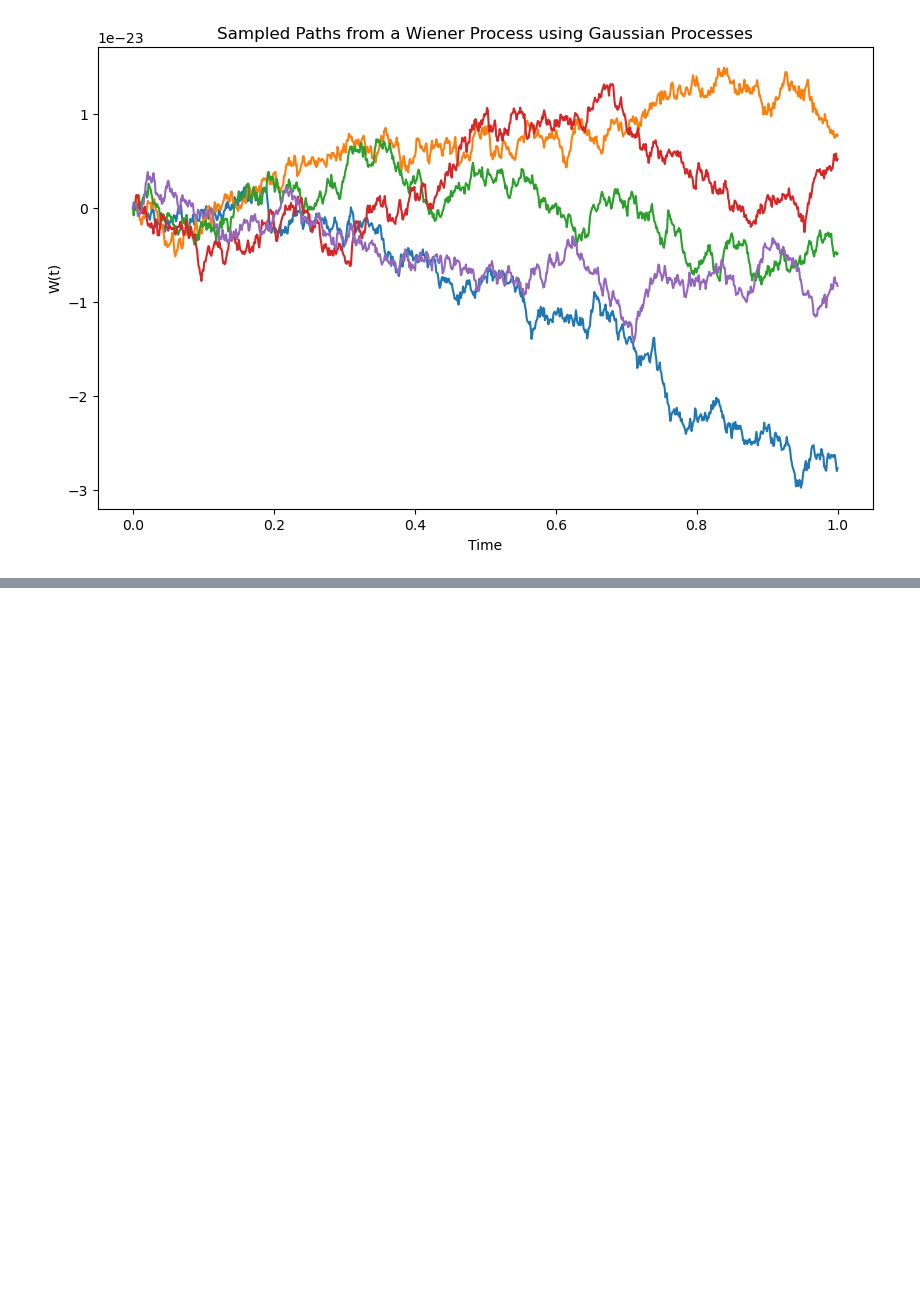
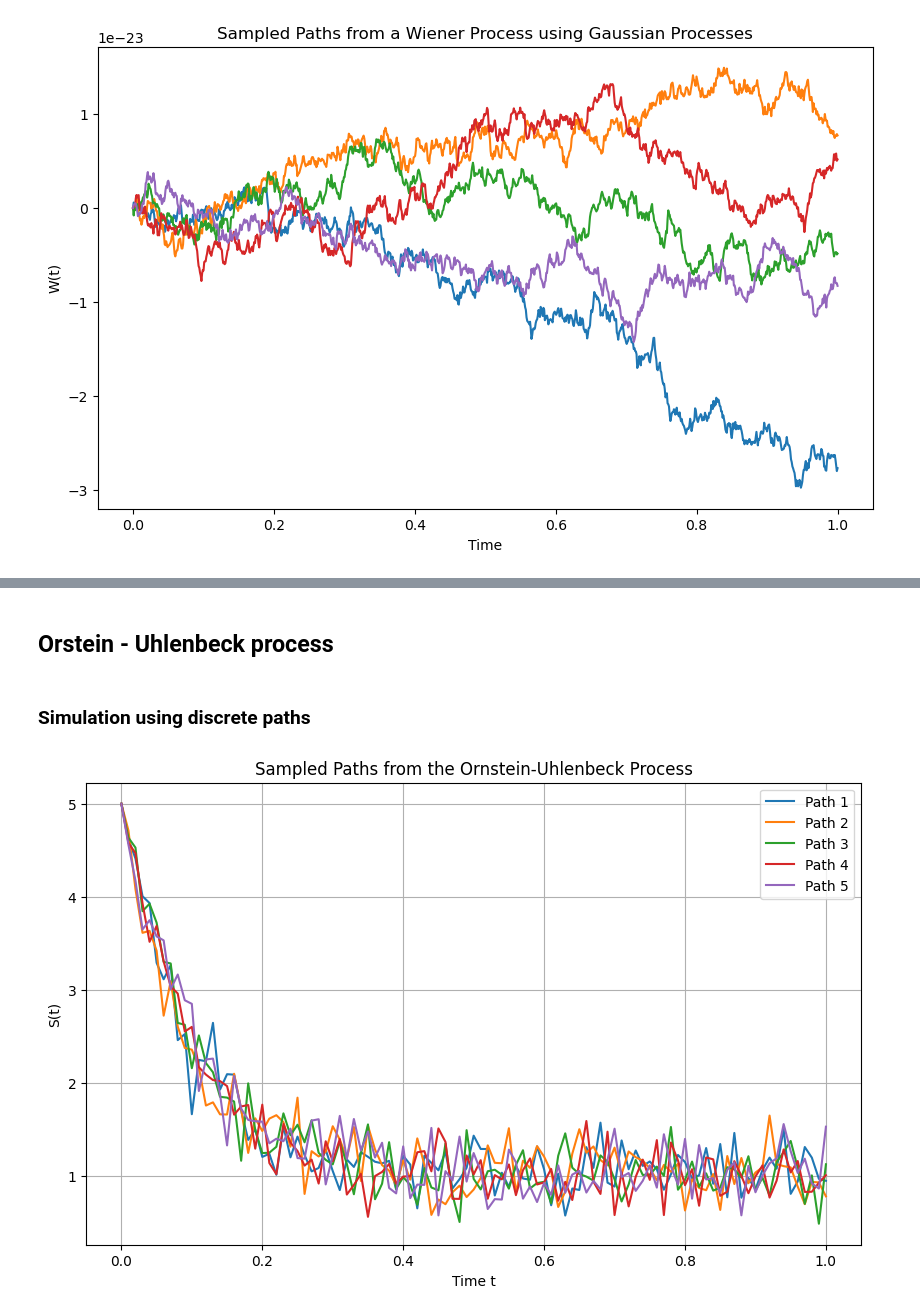
Before and after one commit to xaviweise/aaat, a Jupyter notebook: _build/jupyter_execute/notebooks/stochastic_calculus.ipynb, the cells around one changed output, grey strips where cells are left out. Saved outputs shown, nothing was run; the diff lists cells and outputs as text; code cells hidden in the pictures; blank space fills up the shorter version.

```diff
--- a/_build/jupyter_execute/notebooks/stochastic_calculus.ipynb
+++ b/_build/jupyter_execute/notebooks/stochastic_calculus.ipynb
@@ -151,0 +283,49 @@ plt.show()
+# %% [markdown]
+## Orstein - Uhlenbeck process
+# %% [markdown]
+### Simulation using discrete paths
+# %%
+import numpy as np
+import matplotlib.pyplot as plt
+
+# Parameters for the Ornstein-Uhlenbeck process
+S0 = 5.0    # Initial value
+mu = 1.0    # Long-term mean
+theta = 10  # Rate of mean reversion
+sigma = 1 # Volatility
+T = 1.0    # Total time
+n = 100   # Number of steps
+dt = T / n  # Time step size
+t = np.linspace(0, T, n+1)  # Time points
+
+# Number of paths to simulate
+num_paths = 5
+
+# Set up the plot
+plt.figure(figsize=(10, 6))
+
+# Simulate multiple paths
+for _ in range(num_paths):
+    S = np.zeros(n+1)  # Initialize the process
+    S[0] = S0  # Set initial value
+
+    for i in range(1, n+1):
+        # Compute the mean and variance for the next step
+        mean = S0 * np.exp(-theta * t[i]) + mu * (1 - np.exp(-theta * t[i]))
+        variance = (sigma**2 / (2 * theta)) * (1 - np.exp(-2 * theta * t[i]))
+
+        # Sample from the normal distribution with the computed mean and variance
+        S[i] = np.random.normal(mean, np.sqrt(variance))
+
+    # Plot the Ornstein-Uhlenbeck path
+    plt.plot(t, S, label=f'Path {_+1}')
+
+# Customize the plot
+plt.title('Sampled Paths from the Ornstein-Uhlenbeck Process')
+plt.xlabel('Time t')
+plt.ylabel('S(t)')
+plt.grid(True)
+plt.legend()
+plt.show()
+# %% [output]
+[figure, added]
```
Also changed, not shown: parts of 18 cells of this notebook, 41 other files.
